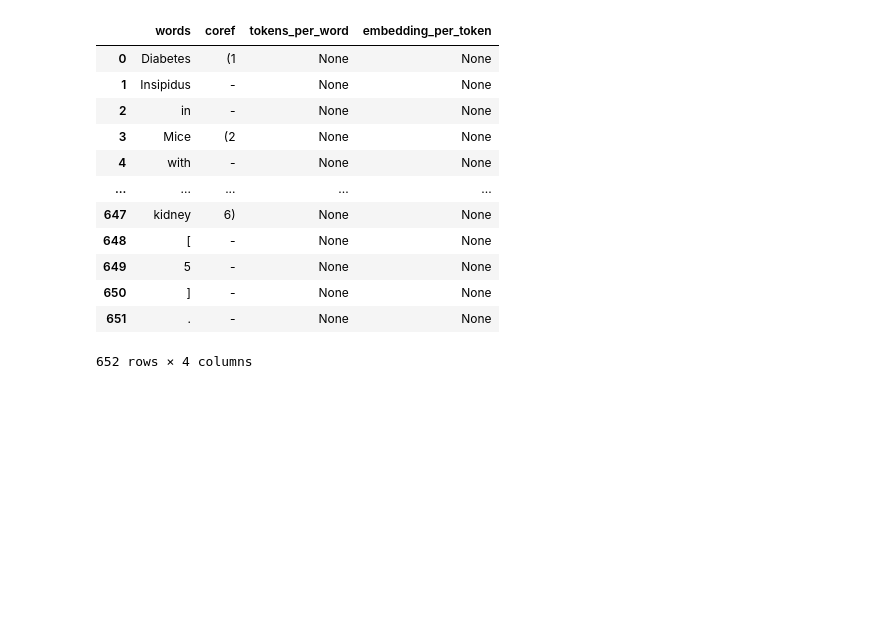
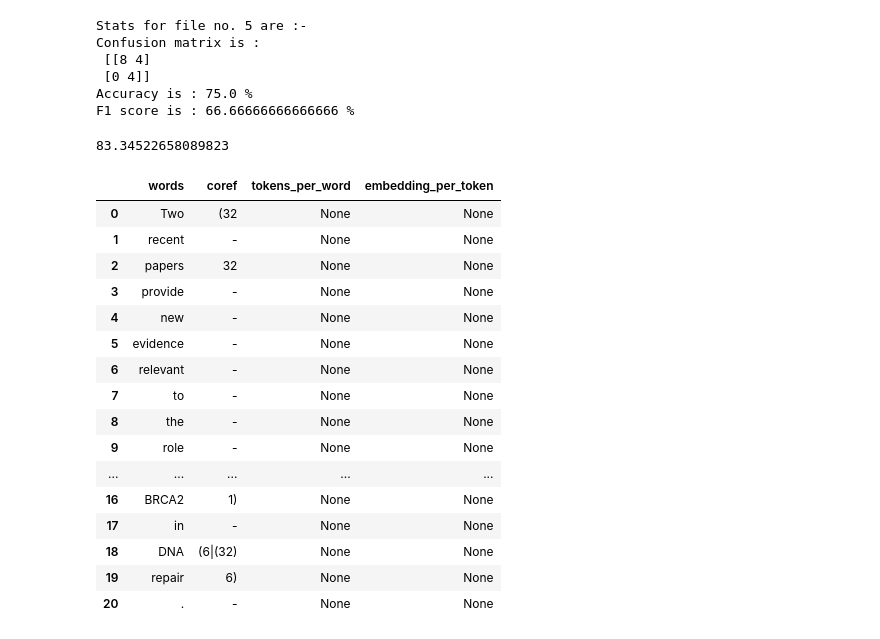
Before and after one commit to smitmirani10/Sem3FinalProject, a Jupyter notebook: Draft_project_code.ipynb, the cells around one changed output. Drawn from its saved outputs; the diff is of its cells as text; code cells hidden in the pictures; blank space fills up the shorter version.

```diff
--- a/Draft_project_code.ipynb
+++ b/Draft_project_code.ipynb
@@ -53,0 +46,3 @@ with open('/content/drive/MyDrive/CoNLL files/new_temp.conll', mode='r') as in_f
+# %%
+PubMedBERT_fulltext = 'microsoft/BiomedNLP-PubMedBERT-base-uncased-abstract-fulltext'
+BERT_base_uncased = 'bert-base-uncased'
@@ -54,9 +385,45 @@ with open('/content/drive/MyDrive/CoNLL files/new_temp.conll', mode='r') as in_f
+# %%
+threshold=0.99
+
+all_pairs_cosine_sim[all_pairs_cosine_sim < threshold] = 0
+all_pairs_cosine_sim[all_pairs_cosine_sim > threshold] = 1
+
+
+A=all_pairs_cosine_sim.tolist()
+A= pd.DataFrame.from_records(A)
+A=A.to_numpy().flatten()
+B=gold_matrix.tolist()
+B = pd.DataFrame.from_records(B)
+B=B.to_numpy().flatten()
+
+x=(accuracy_score(B,A)*100)
+y=(f1_score(B,A)*100)
+
+accuracy_list.append(x)
+f1_score_list.append(y)
+threshold_list.append(threshold)
+
+print('Stats for file no.',file_count,'are :-')
+print('Confusion matrix is :\n',confusion_matrix(B,A))
+print('Accuracy is :',x,'%')
+print('F1 score is :',y,'%')
+# %% [output]
+Stats for file no. 5 are :-
+Confusion matrix is :
+ [[8 4]
+ [0 4]]
+Accuracy is : 75.0 %
+F1 score is : 66.66666666666666 %
+# %%
+np.mean(f1_score_list,axis=0)
+# %% [output]
+83.34522658089823
 # %%
 #reading a CoNLL file into a dataframe
 #DF has 4 columns, 2 from the conll file and rest from the tokens and embeddings that we will generate
 #1st 2 columns are the actual word and the coreference
 #3rd & 4th words are the tokens generated from that word & their corresponding embeddings generated by BERT
-in_file = open('/content/drive/MyDrive/CoNLL files/new.conll', 'r')
+in_file = open('/content/new.conll', 'r')
 #out_file=open('/content/drive/MyDrive/CoNLL files/new.conll', mode='w')
 count = 0
 sentence_list =[]
@@ -70,45 +437,49 @@ while True:
     # Get next line from file
     line = in_file.readline()
     if (count == 1):
       line = in_file.readline()
     #print(line)
     #zero out the tab count before starting to read every line
     tab_count=0
     # if line is empty
     # end of file is reached
     if not line.strip():
         break
     list_of_words = line.split()
     #print(list_of_words)
     sentence_list.append(list_of_words[3])
     coref_list.append(list_of_words[12])
     token_list.append(None)
     embedding_list.append(None)
 in_file.close()
 df['words'] = sentence_list
 df['coref'] = coref_list
 df['tokens_per_word'] = token_list
 #df['tokens_per_word'] = ''
 #df['tokens_per_word'] = df['tokens_per_word'].apply(list)
 
 #df['embedding_per_token'] = ''
 #df['embedding_per_token'] = df['embedding_per_token'].apply(list)
 df['embedding_per_token'] = embedding_list
 df
 # %% [output]
 |  | words | coref | tokens_per_word | embedding_per_token |
-| 0 | Diabetes | (1 | None | None |
-| 1 | Insipidus | - | None | None |
-| 2 | in | - | None | None |
-| 3 | Mice | (2 | None | None |
-| 4 | with | - | None | None |
+| 0 | Two | (32 | None | None |
+| 1 | recent | - | None | None |
+| 2 | papers | 32 | None | None |
+| 3 | provide | - | None | None |
+| 4 | new | - | None | None |
+| 5 | evidence | - | None | None |
+| 6 | relevant | - | None | None |
+| 7 | to | - | None | None |
+| 8 | the | - | None | None |
+| 9 | role | - | None | None |
 | ... | ... | ... | ... | ... |
-| 647 | kidney | 6) | None | None |
-| 648 | [ | - | None | None |
-| 649 | 5 | - | None | None |
-| 650 | ] | - | None | None |
-| 651 | . | - | None | None |
+| 16 | BRCA2 | 1) | None | None |
+| 17 | in | - | None | None |
+| 18 | DNA | (6|(32) | None | None |
+| 19 | repair | 6) | None | None |
+| 20 | . | - | None | None |
-652 rows × 4 columns
 # %%
 PubMedBERT_fulltext = 'microsoft/BiomedNLP-PubMedBERT-base-uncased-abstract-fulltext'
 BERT_base_uncased = 'bert-base-uncased'
```
Also changed, not shown: parts of 14 cells of this notebook.
